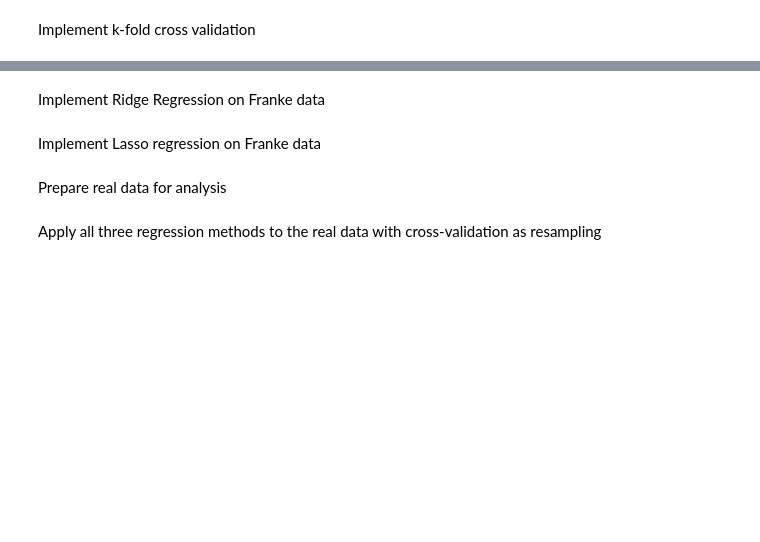
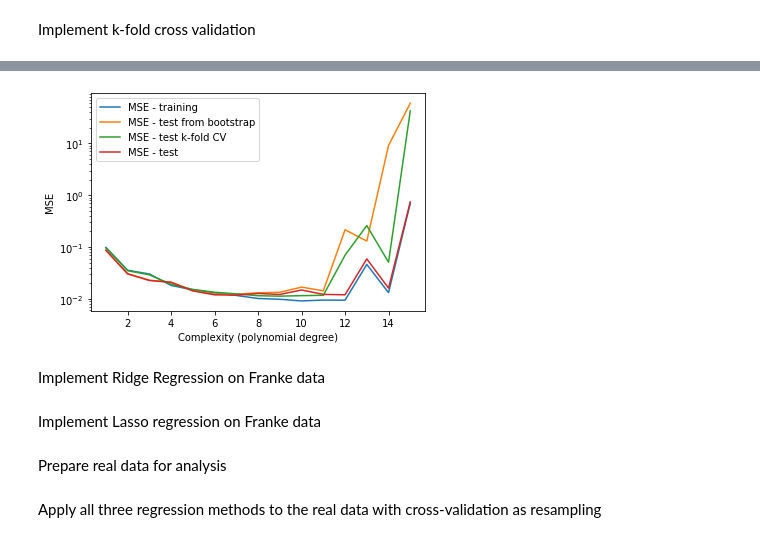
Before and after one commit to tellefs/ML-projects, a Jupyter notebook: project1/project1.ipynb, the cells around one changed output, grey strips where cells are left out. Drawn from its saved outputs; the diff is of its cells as text; code cells hidden in the pictures; blank space fills up the shorter version.

```diff
--- a/project1/project1.ipynb
+++ b/project1/project1.ipynb
@@ -227,3 +193,46 @@ None
+# %%
+np.random.seed(47309275)
+
+k_folds = 10 #number of folds
+
+degree = np.linspace(1, max_degree, max_degree)
+MSE_test_kfold = np.zeros(max_degree)
+
+
+for i in range(max_degree):
+    X = create_X(x, y, i)
+    z_split = np.array_split(z, k_folds)
+    X_split = np.array_split(X, k_folds)
+    MSE_test_kfold_values = np.zeros(k_folds)
+
+    for k in range(k_folds):
+        z_test = z_split[k]
+        z_train = np.concatenate(np.delete(z_split, k, 0))
+
+        X_test = X_split[k] #picks out the kth matrix from X
+        X_train = np.concatenate(np.delete(X_split, k, 0)) #deletes the kth matrix, and leaves the rest
+
+        beta = np.linalg.inv(X_train.T @ X_train) @ X_train.T @ z_train
+        z_tilde = X_train @ beta
+        z_predict = X_test @ beta
+        MSE_test_kfold_values[k] = MSE(z_test,z_predict)
+
+    MSE_test_kfold[i] = np.mean(MSE_test_kfold_values)
+
+
+plt.figure()
+plt.ylabel('MSE')
+plt.xlabel('Complexity (polynomial degree)')
+plt.plot(degree, MSE_train, label='MSE - training')
+plt.plot(degree, MSE_test_bootstrap, label='MSE - test from bootstrap')
+plt.plot(degree, MSE_test_kfold, label='MSE - test k-fold CV')
+plt.plot(degree, MSE_test, label='MSE - test')
+plt.yscale('log')
+plt.legend()
+plt.savefig('figures/mse_test_training_bootstrap')
+plt.show()
+# %% [output]
+[figure, added]
 # %% [markdown]
 Implement Ridge Regression on Franke data
 # %% [markdown]
```
Also changed, not shown: parts of 3 cells of this notebook, 2 other files.
